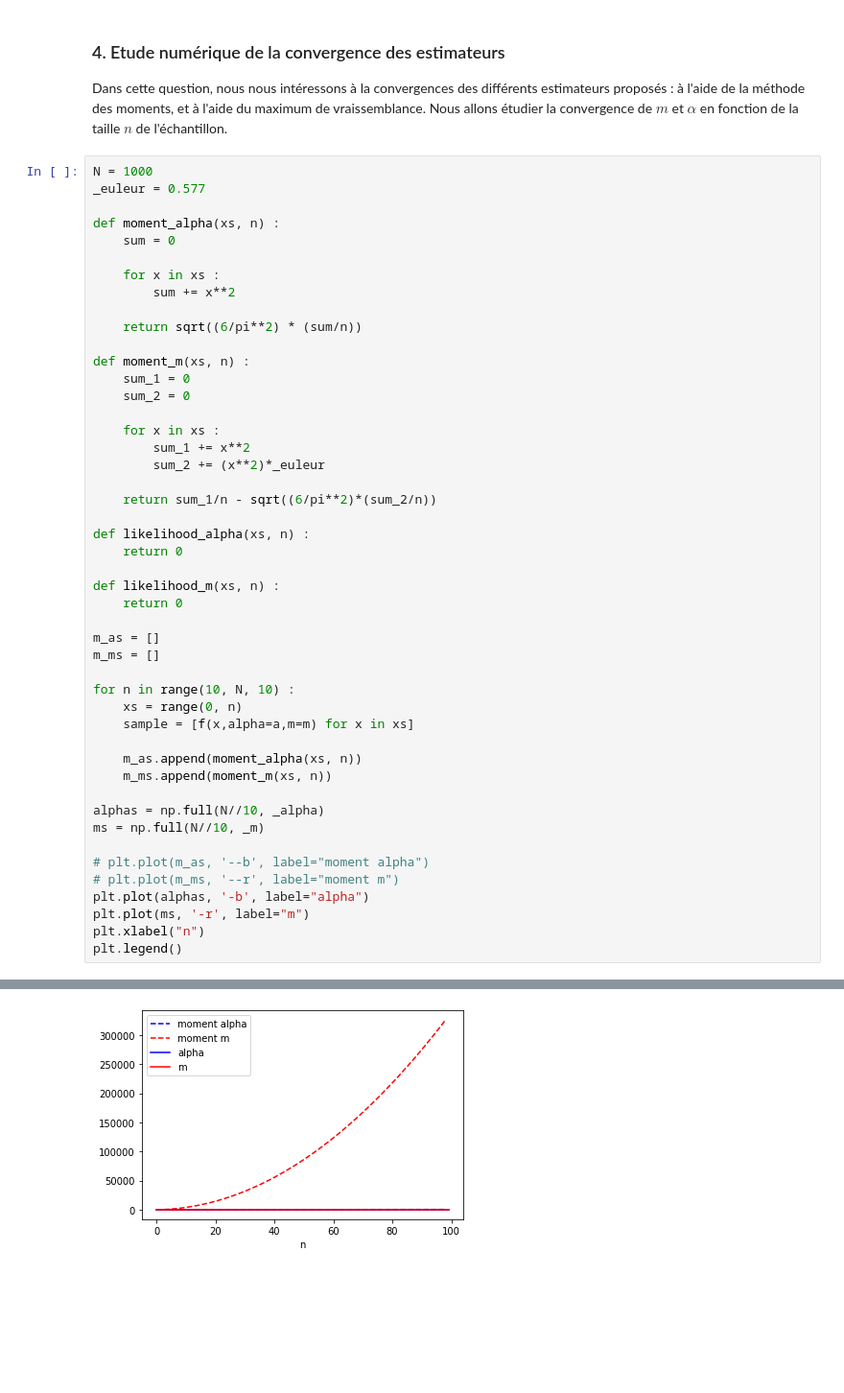
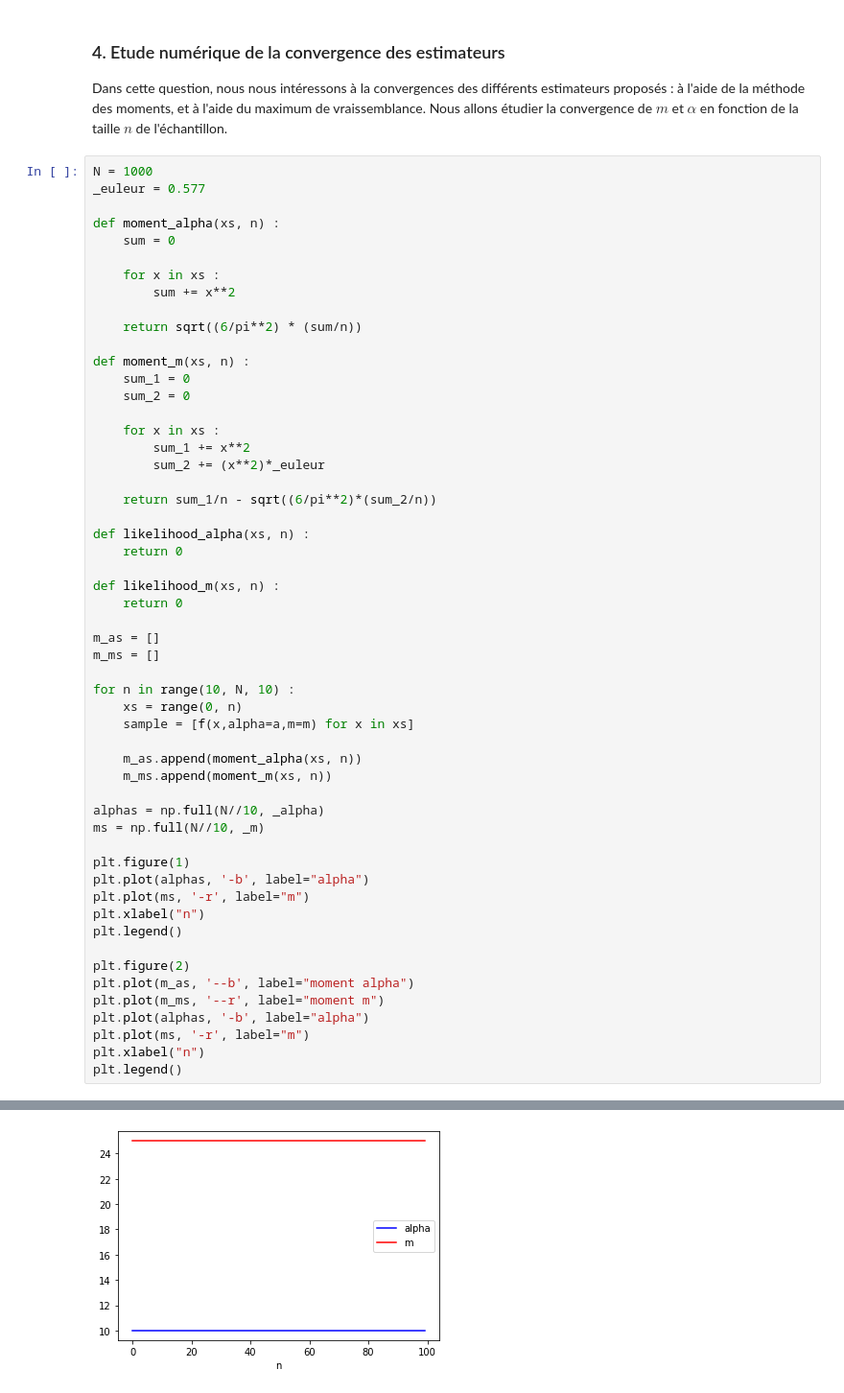
Before and after one commit to Aympab/Projet_Probas_Stats, a Jupyter notebook: main.ipynb, the cells around one changed output, grey strips where cells are left out. Shown at 96% size. Saved outputs shown, nothing was run; the diff lists cells and outputs as text; blank space fills up the shorter version.

```diff
--- a/main.ipynb
+++ b/main.ipynb
@@ -333,33 +339,40 @@ def moment_m(xs, n) :
         sum_1 += x**2
         sum_2 += (x**2)*_euleur
 
     return sum_1/n - sqrt((6/pi**2)*(sum_2/n))
 
 def likelihood_alpha(xs, n) :
     return 0
 
 def likelihood_m(xs, n) :
     return 0
 
 m_as = []
 m_ms = []
 
 for n in range(10, N, 10) :
     xs = range(0, n)
     sample = [f(x,alpha=a,m=m) for x in xs]
 
     m_as.append(moment_alpha(xs, n))
     m_ms.append(moment_m(xs, n))
 
 alphas = np.full(N//10, _alpha)
 ms = np.full(N//10, _m)
 
-# plt.plot(m_as, '--b', label="moment alpha")
-# plt.plot(m_ms, '--r', label="moment m")
+plt.figure(1)
 plt.plot(alphas, '-b', label="alpha")
 plt.plot(ms, '-r', label="m")
 plt.xlabel("n")
 plt.legend()
+
+plt.figure(2)
+plt.plot(m_as, '--b', label="moment alpha")
+plt.plot(m_ms, '--r', label="moment m")
+plt.plot(alphas, '-b', label="alpha")
+plt.plot(ms, '-r', label="m")
+plt.xlabel("n")
+plt.legend()
 # %% [output]
 <matplotlib.legend.Legend at 0x...>
-[figure, old version]
+[figure, new version]
```
Also changed, not shown: parts of 5 cells of this notebook, 1 other file.
